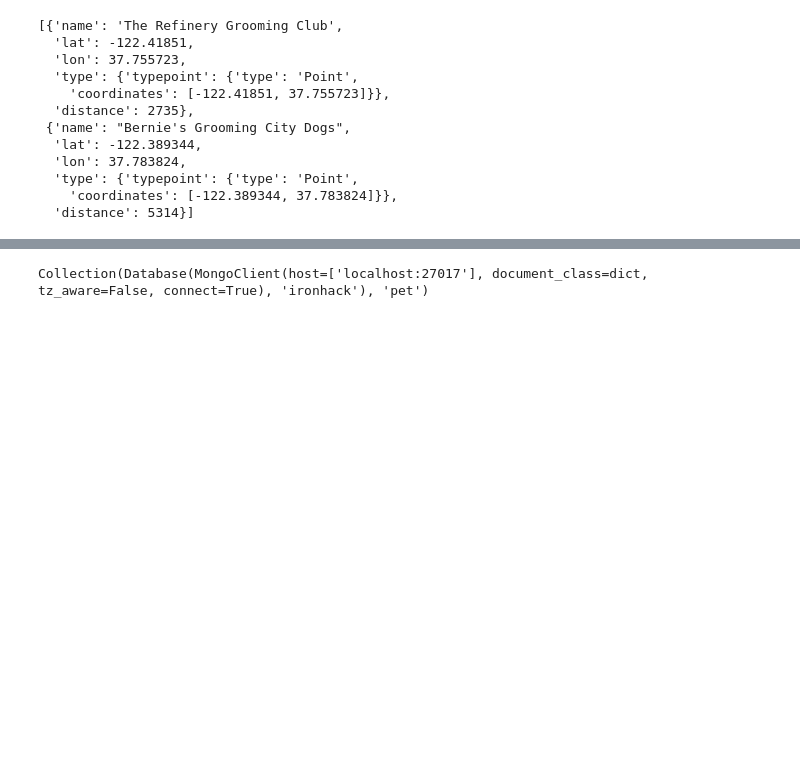
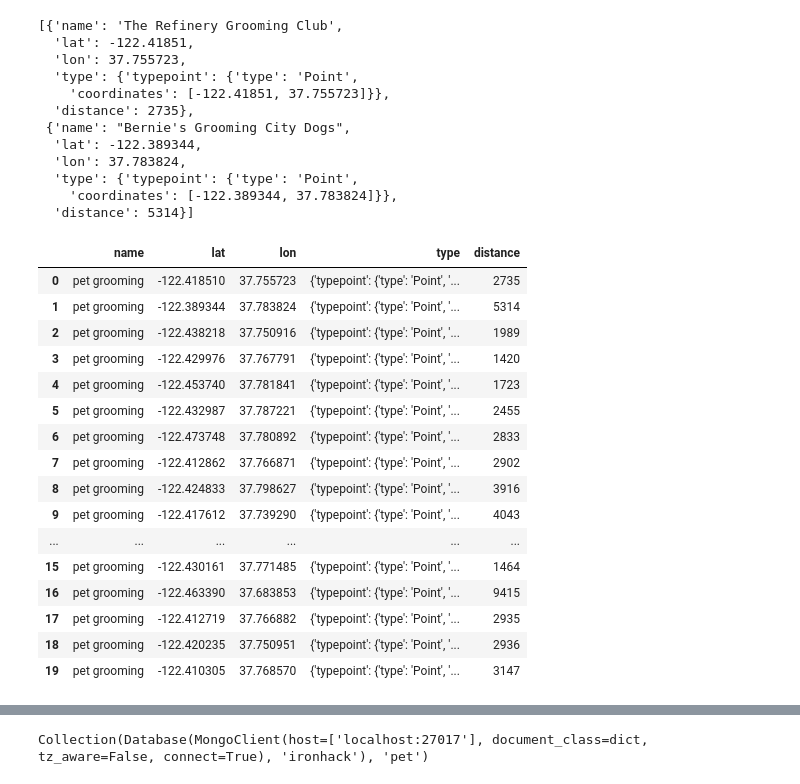
Before and after one commit to jmedina237/project3_GEO, a Jupyter notebook: project3_JOAQUIN.ipynb, the cells around one changed output, grey strips where cells are left out. Drawn from its saved outputs; the diff is of its cells as text; code cells hidden in the pictures; blank space fills up the shorter version.

```diff
--- a/project3_JOAQUIN.ipynb
+++ b/project3_JOAQUIN.ipynb
@@ -663,9 +379,0 @@ df2
-# %%
-for index, row in df2.iterrows():
-    vegan = {"location": [row["lat"], row["lon"]], "tooltip": row["name"]}
-
-    icon = Icon (color="lightgray", opacity = 0.6, prefix = "fa", icon="pagelines", icon_color = "green")
-
-    new_marker = Marker(**vegan, icon = icon, radius = 2)
-
-    new_marker.add_to(sanFran_map)
@@ -675,0 +622,9 @@ sanFran_map
+# %%
+for index, row in df2.iterrows():
+    vegan = {"location": [row["lat"], row["lon"]], "tooltip": row["name"]}
+
+    icon = Icon (color="lightgray", opacity = 0.6, prefix = "fa", icon="pagelines", icon_color = "green")
+
+    new_marker = Marker(**vegan, icon = icon, radius = 2)
+
+    new_marker.add_to(sanFran_map1)
@@ -769,5 +728,5 @@ for index, row in df1.iterrows():
 
     new_marker = Marker(**parks, icon = icon, radius = 2)
 
-    new_marker.add_to(sanFran_map)
+    new_marker.add_to(sanFran_map_HM)
 # %%
@@ -908,5 +867,5 @@ for index, row in df11.iterrows():
 
     new_marker = Marker(**school, icon = icon, radius = 2)
 
-    new_marker.add_to(sanFran_map)
+    new_marker.add_to(sanFran_map_HM)
 # %%
@@ -1007,3 +966,25 @@ new_list_pet[:2]
   'type': {'typepoint': {'type': 'Point',
     'coordinates': [-122.389344, 37.783824]}},
   'distance': 5314}]
+# %%
+df3= pd.DataFrame(new_list_pet)
+df3["name"] = "pet grooming"
+df3
+# %% [output]
+|  | name | lat | lon | type | distance |
+| 0 | pet grooming | -122.418510 | 37.755723 | {'typepoint': {'type': 'Point', '... | 2735 |
+| 1 | pet grooming | -122.389344 | 37.783824 | {'typepoint': {'type': 'Point', '... | 5314 |
+| 2 | pet grooming | -122.438218 | 37.750916 | {'typepoint': {'type': 'Point', '... | 1989 |
+| 3 | pet grooming | -122.429976 | 37.767791 | {'typepoint': {'type': 'Point', '... | 1420 |
+| 4 | pet grooming | -122.453740 | 37.781841 | {'typepoint': {'type': 'Point', '... | 1723 |
+| 5 | pet grooming | -122.432987 | 37.787221 | {'typepoint': {'type': 'Point', '... | 2455 |
+| 6 | pet grooming | -122.473748 | 37.780892 | {'typepoint': {'type': 'Point', '... | 2833 |
+| 7 | pet grooming | -122.412862 | 37.766871 | {'typepoint': {'type': 'Point', '... | 2902 |
+| 8 | pet grooming | -122.424833 | 37.798627 | {'typepoint': {'type': 'Point', '... | 3916 |
+| 9 | pet grooming | -122.417612 | 37.739290 | {'typepoint': {'type': 'Point', '... | 4043 |
+| ... | ... | ... | ... | ... | ... |
+| 15 | pet grooming | -122.430161 | 37.771485 | {'typepoint': {'type': 'Point', '... | 1464 |
+| 16 | pet grooming | -122.463390 | 37.683853 | {'typepoint': {'type': 'Point', '... | 9415 |
+| 17 | pet grooming | -122.412719 | 37.766882 | {'typepoint': {'type': 'Point', '... | 2935 |
+| 18 | pet grooming | -122.420235 | 37.750951 | {'typepoint': {'type': 'Point', '... | 2936 |
+| 19 | pet grooming | -122.410305 | 37.768570 | {'typepoint': {'type': 'Point', '... | 3147 |
```
Also changed, not shown: parts of 139 cells of this notebook.
